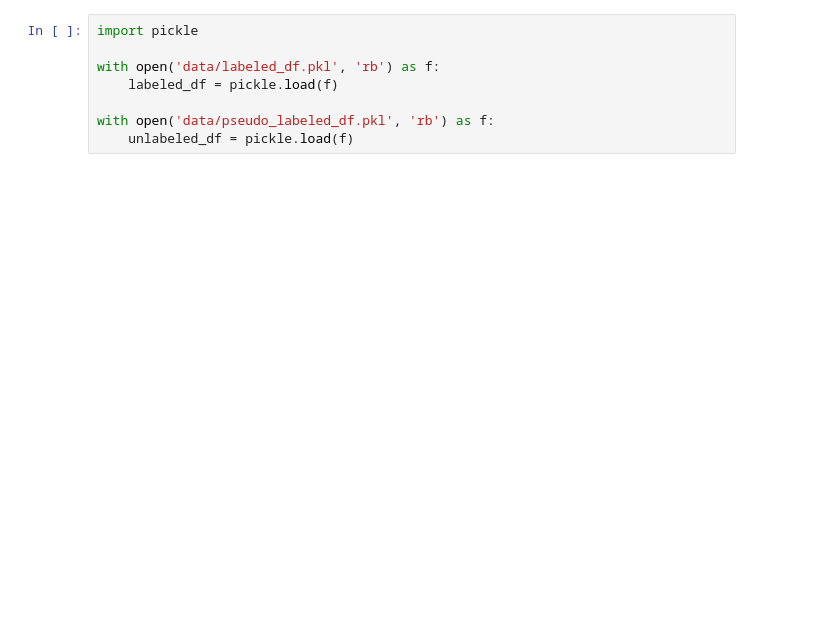
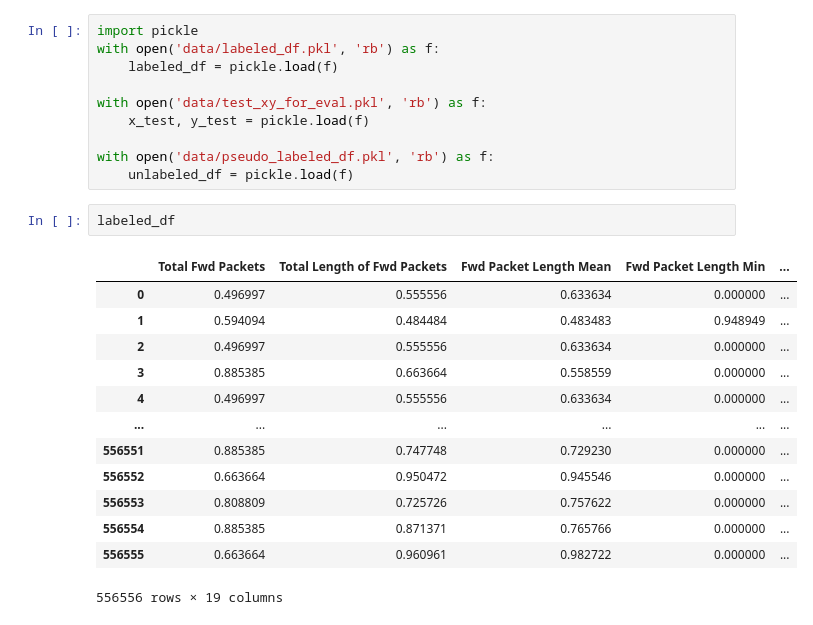
Before and after one commit to lucchinaluca/thesis-datasec, a Jupyter notebook: eval.ipynb, the cells around one changed output. Cells and saved outputs as stored; diff of their text form; blank space fills up the shorter version.

```diff
--- a/eval.ipynb
+++ b/eval.ipynb
@@ -1,11 +1,29 @@
 # %%
 import pickle
-
 with open('data/labeled_df.pkl', 'rb') as f:
     labeled_df = pickle.load(f)
 
+with open('data/test_xy_for_eval.pkl', 'rb') as f:
+    x_test, y_test = pickle.load(f)
+
 with open('data/pseudo_labeled_df.pkl', 'rb') as f:
     unlabeled_df = pickle.load(f)
+# %%
+labeled_df
+# %% [output]
+|  | Total Fwd Packets | Total Length of Fwd Packets | Fwd Packet Length Mean | Fwd Packet Length Min | ... |
+| 0 | 0.496997 | 0.555556 | 0.633634 | 0.000000 | ... |
+| 1 | 0.594094 | 0.484484 | 0.483483 | 0.948949 | ... |
+| 2 | 0.496997 | 0.555556 | 0.633634 | 0.000000 | ... |
+| 3 | 0.885385 | 0.663664 | 0.558559 | 0.000000 | ... |
+| 4 | 0.496997 | 0.555556 | 0.633634 | 0.000000 | ... |
+| ... | ... | ... | ... | ... | ... |
+| 556551 | 0.885385 | 0.747748 | 0.729230 | 0.000000 | ... |
+| 556552 | 0.663664 | 0.950472 | 0.945546 | 0.000000 | ... |
+| 556553 | 0.808809 | 0.725726 | 0.757622 | 0.000000 | ... |
+| 556554 | 0.885385 | 0.871371 | 0.765766 | 0.000000 | ... |
+| 556555 | 0.663664 | 0.960961 | 0.982722 | 0.000000 | ... |
+556556 rows × 19 columns
 # %%
 from sklearn.ensemble import RandomForestClassifier
 from sklearn.metrics import classification_report
```
Also changed, not shown: parts of 2 cells of this notebook, 4 other files.
